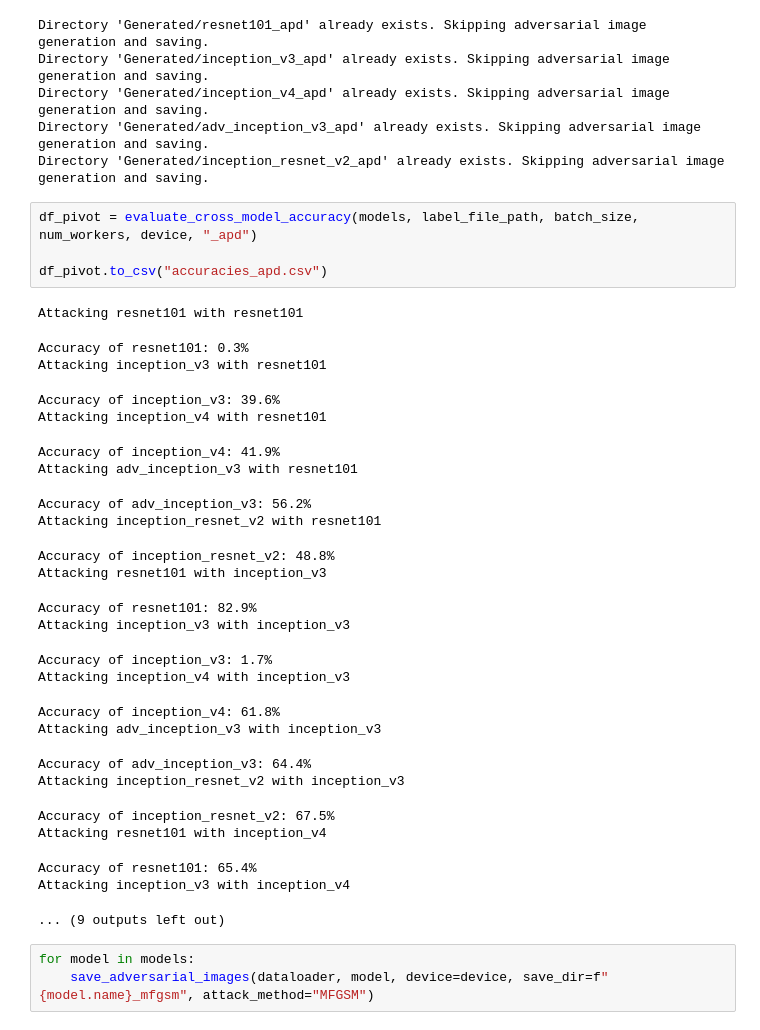
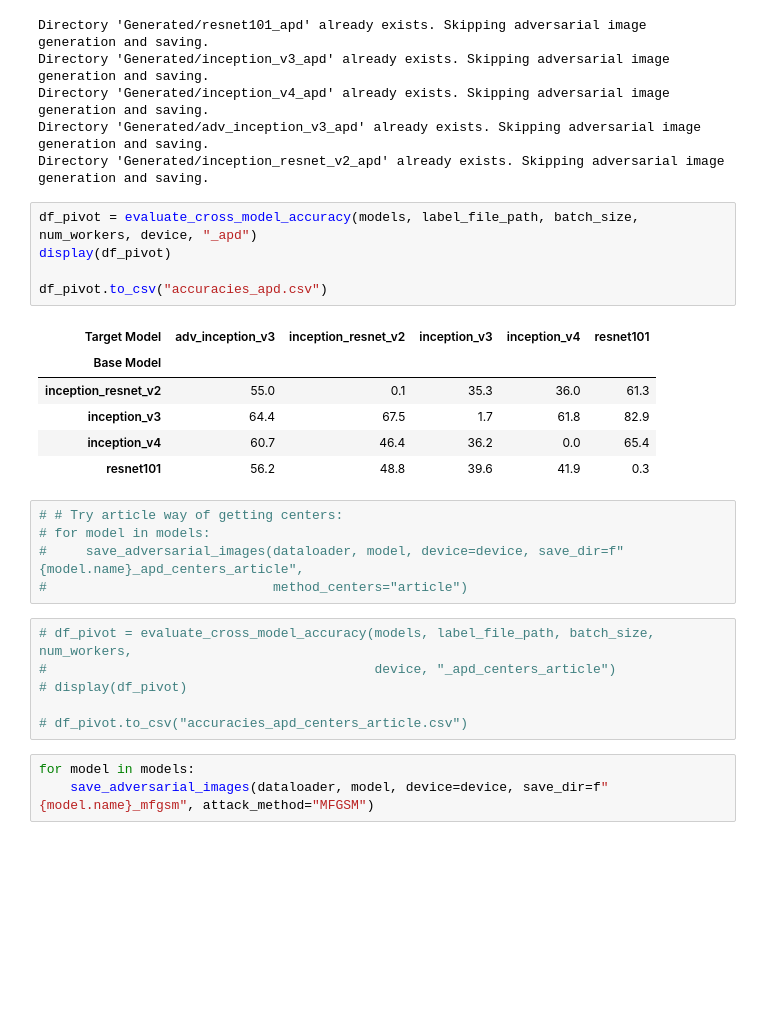
Before and after one commit to guillaume-salle/APD_AMAL, a Jupyter notebook: v8.ipynb, the cells around one changed output. Drawn from its saved outputs; the diff is of its cells as text; blank space fills up the shorter version.

```diff
--- a/v8.ipynb
+++ b/v8.ipynb
@@ -127,33 +128,27 @@ Directory 'Generated/adv_inception_v3_apd' already exists. Skipping adversarial
 Directory 'Generated/inception_resnet_v2_apd' already exists. Skipping adversarial image generation and saving.
 # %%
 df_pivot = evaluate_cross_model_accuracy(models, label_file_path, batch_size, num_workers, device, "_apd")
+display(df_pivot)
 
 df_pivot.to_csv("accuracies_apd.csv")
 # %% [output]
-Attacking resnet101 with resnet101
-Accuracy of resnet101: 0.3%
-Attacking inception_v3 with resnet101
-Accuracy of inception_v3: 39.6%
-Attacking inception_v4 with resnet101
-Accuracy of inception_v4: 41.9%
-Attacking adv_inception_v3 with resnet101
-Accuracy of adv_inception_v3: 56.2%
-Attacking inception_resnet_v2 with resnet101
-Accuracy of inception_resnet_v2: 48.8%
-Attacking resnet101 with inception_v3
-Accuracy of resnet101: 82.9%
-Attacking inception_v3 with inception_v3
-Accuracy of inception_v3: 1.7%
-Attacking inception_v4 with inception_v3
-Accuracy of inception_v4: 61.8%
-Attacking adv_inception_v3 with inception_v3
-Accuracy of adv_inception_v3: 64.4%
-Attacking inception_resnet_v2 with inception_v3
-Accuracy of inception_resnet_v2: 67.5%
-Attacking resnet101 with inception_v4
-Accuracy of resnet101: 65.4%
-Attacking inception_v3 with inception_v4
-... (9 outputs left out)
+| Target Model | adv_inception_v3 | inception_resnet_v2 | inception_v3 | inception_v4 | resnet101 |
+| Base Model |  |  |  |  |  |
+| inception_resnet_v2 | 55.0 | 0.1 | 35.3 | 36.0 | 61.3 |
+| inception_v3 | 64.4 | 67.5 | 1.7 | 61.8 | 82.9 |
+| inception_v4 | 60.7 | 46.4 | 36.2 | 0.0 | 65.4 |
+| resnet101 | 56.2 | 48.8 | 39.6 | 41.9 | 0.3 |
+# %%
+# # Try article way of getting centers:
+# for model in models:
+#     save_adversarial_images(dataloader, model, device=device, save_dir=f"{model.name}_apd_centers_article",
+#                             method_centers="article")
+# %%
+# df_pivot = evaluate_cross_model_accuracy(models, label_file_path, batch_size, num_workers,
+#                                          device, "_apd_centers_article")
+# display(df_pivot)
+
+# df_pivot.to_csv("accuracies_apd_centers_article.csv")
 # %%
 for model in models:
     save_adversarial_images(dataloader, model, device=device, save_dir=f"{model.name}_mfgsm", attack_method="MFGSM")
```
Also changed, not shown: parts of 6 cells of this notebook, 3 other files.
